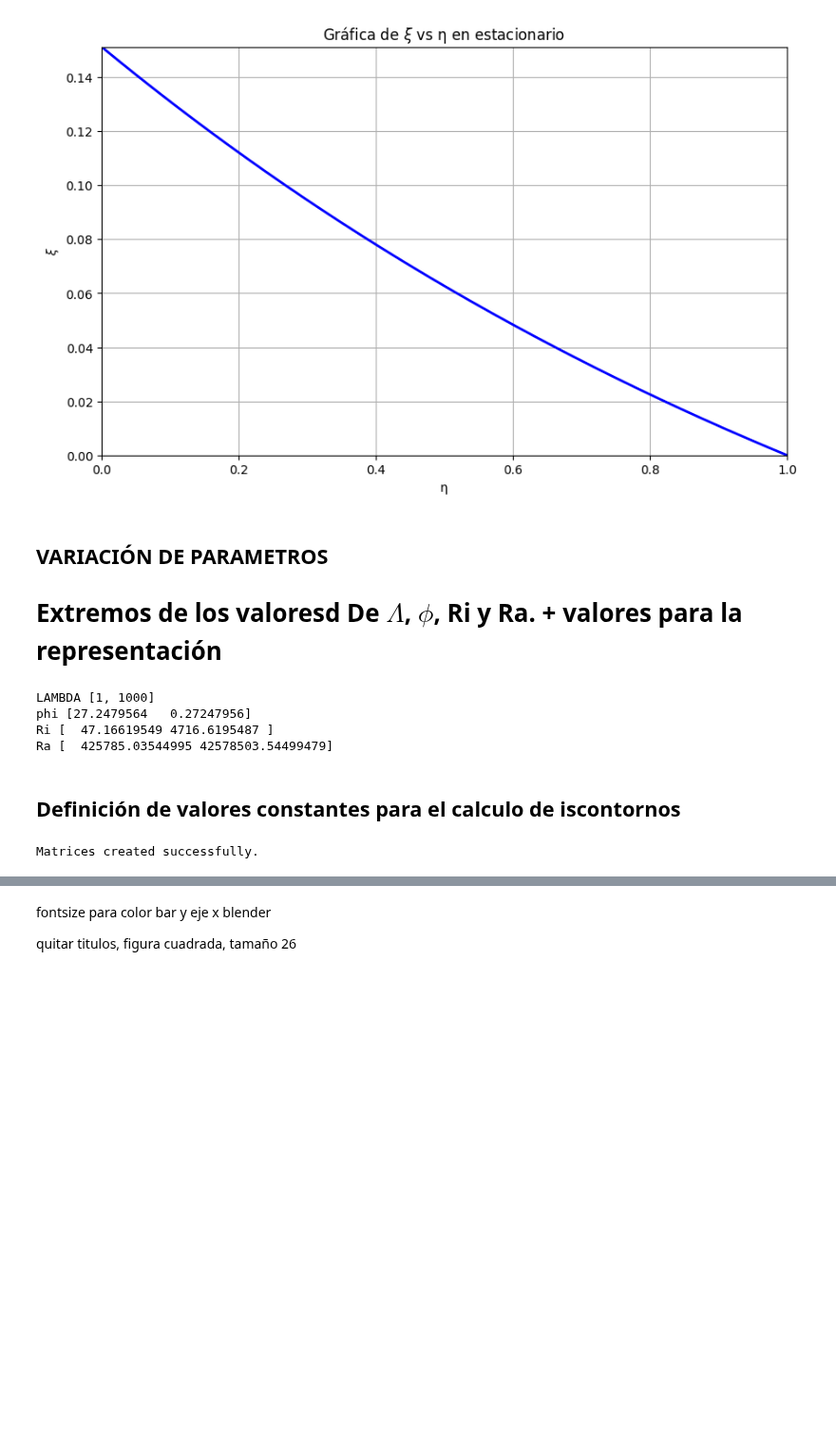
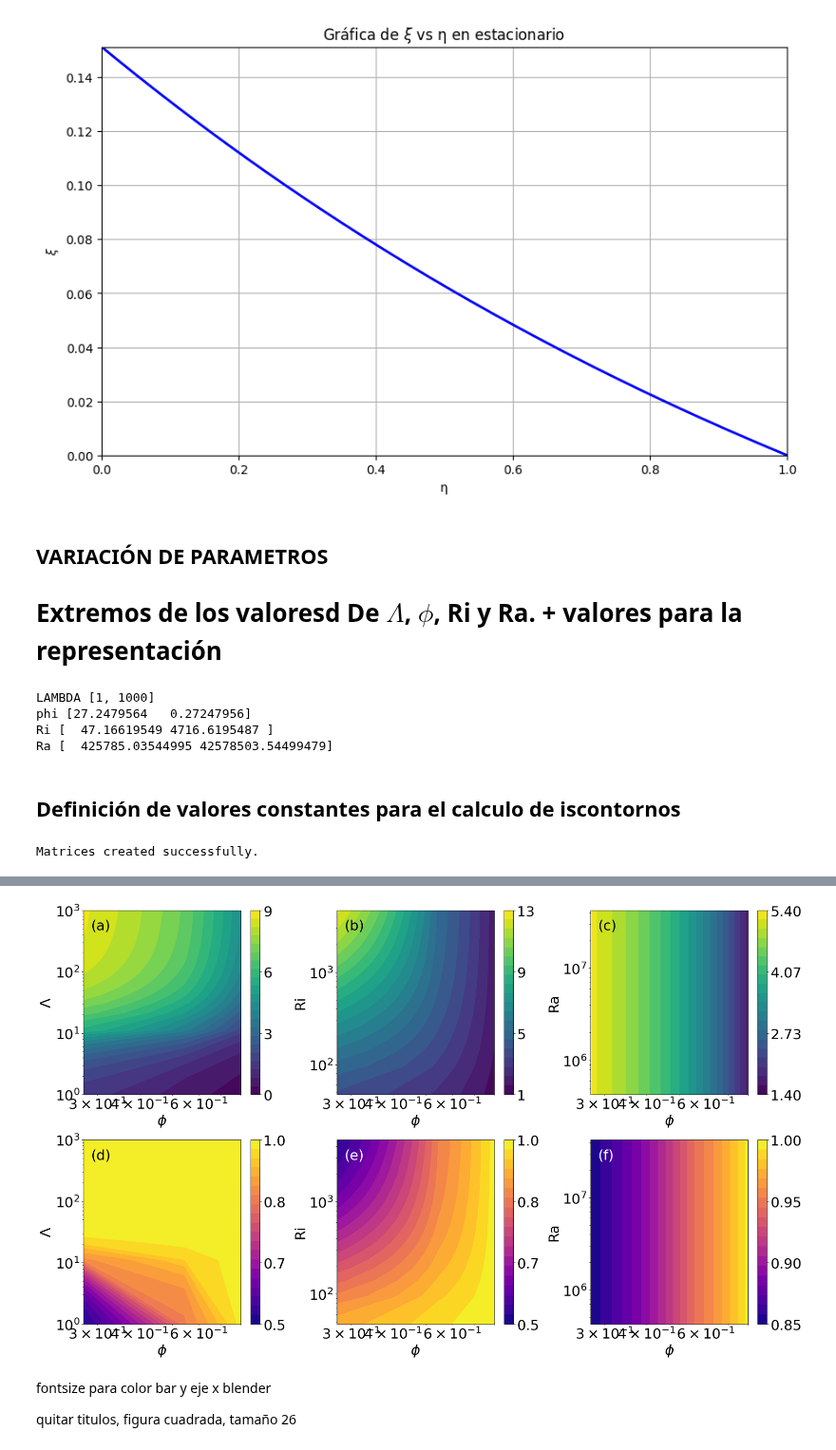
Before and after one commit to angelgvillatoro/bullville_M1, a Jupyter notebook: tfm/4_9_24.ipynb, the cells around one changed output, grey strips where cells are left out. Shown at 95% size. Saved outputs shown, nothing was run; the diff lists cells and outputs as text; code cells hidden in the pictures; blank space fills up the shorter version.

```diff
--- a/tfm/4_9_24.ipynb
+++ b/tfm/4_9_24.ipynb
@@ -377,3 +255,88 @@ plt.show()
+# %%
+from matplotlib.ticker import FuncFormatter
+import numpy as np
+
+# Crear una figura con 6 subplots
+fig, axs = plt.subplots(2, 3, figsize=(20, 12))
+
+# Función para formatear los ticks
+def format_func(value, tick_number, decimals):
+    return f'{value:.{decimals}f}'
+
+def format_x_ticks(value, tick_number):
+    if value < 0.01:
+        return f'{value:.1e}'  # Notación científica para valores muy pequeños
+    else:
+        return f'{value:.1f}'  # Un decimal para otros valores
+
+
+def setup_subplot(ax, im, xlabel, ylabel, letter):
+    ax.set_xlabel(xlabel, fontsize=26)
+    ax.set_ylabel(ylabel, fontsize=26, rotation = 90)
+    ax.set_xscale('log')
+    ax.set_yscale('log')
+    ax.set_xlim(0, 8e-1)
+
+    # Obtener los valores mínimo y máximo de los datos
+    vmin, vmax = im.get_clim()
+
+    # Crear 4 ticks espaciados uniformemente
+    ticks = np.linspace(vmin, vmax, 4)
+
+    cbar = fig.colorbar(im, ax=ax, ticks=ticks)
+    cbar.ax.tick_params(labelsize=26)  # Cambiar el tamaño de la fuente de la colorbar
+
+    # Formatear los ticks según la gráfica
+    if letter in 'ab':  # Gráficas 'a' y 'b' sin decimales
+        cbar.ax.yaxis.set_major_formatter(FuncFormatter(lambda value, tick_number: f'{value:.0f}'))
+    elif letter in 'cf':  # Gráficas 'c' y 'f' con 2 decimales
+        cbar.ax.yaxis.set_major_formatter(FuncFormatter(lambda value, tick_number: format_func(value, tick_number, 2)))
+    else:  # Otras gráficas con 1 decimal
+        cbar.ax.yaxis.set_major_formatter(FuncFormatter(lambda value, tick_number: format_func(value, tick_number, 1)))
+
+    color = 'black' if letter in 'abcd' else 'white'
+    ax.text(0.05, 0.95, f'({letter})', transform=ax.transAxes,
+            ha='left', va='top', fontsize=26, color=color)
+
+
+    ax.yaxis.set_tick_params(which='both', labelsize=26)
+    ax.xaxis.set_major_formatter(FuncFormatter(format_x_ticks))
+    ax.xaxis.set_tick_params(which='both', labelsize=26)
+
+    # Aplicar los cambios
+    ax.figure.canvas.draw()
+
+# Lista de parámetros para cada subplot
+subplot_params = [
+    (v_lambda_phi, r'$\phi$', r'$\Lambda$', LAMBDA_range),
+    (v_Ri_phi, r'$\phi$', 'Ri', Ri_range),
+    (v_Ra_phi, r'$\phi$', 'Ra', Ra_range),
+    (theta_lambda_phi, r'$\phi$', r'$\Lambda$', LAMBDA_range),
+    (theta_Ri_phi, r'$\phi$', 'Ri', Ri_range),
+    (theta_Ra_phi, r'$\phi$', 'Ra', Ra_range)
+]
+
+# Crear subplots
+for i, (data, xlabel, ylabel, y_range) in enumerate(subplot_params):
+    row = i // 3
+    col = i % 3
+    letter = chr(97 + i)  # 'a' to 'f'
+    cmap = 'viridis' if i < 3 else 'plasma'
+
+    im = axs[row, col].contourf(phi_range, y_range, data, levels=20, cmap=cmap)
+    setup_subplot(axs[row, col], im, xlabel, ylabel, letter)
+    axs[row, col].set_ylim(min(y_range), max(y_range))
+
+# Después del bucle for que crea los subplots
+for ax in axs.flat:
+    ax.xaxis.set_major_formatter(FuncFormatter(format_x_ticks))
+    ax.figure.canvas.draw()
+
+
+plt.tight_layout()
+plt.show()
+# %% [output]
+[figure, added]
 # %% [markdown]
 fontsize para color bar y eje x
 blender
```
Also changed, not shown: parts of 2 cells of this notebook.
